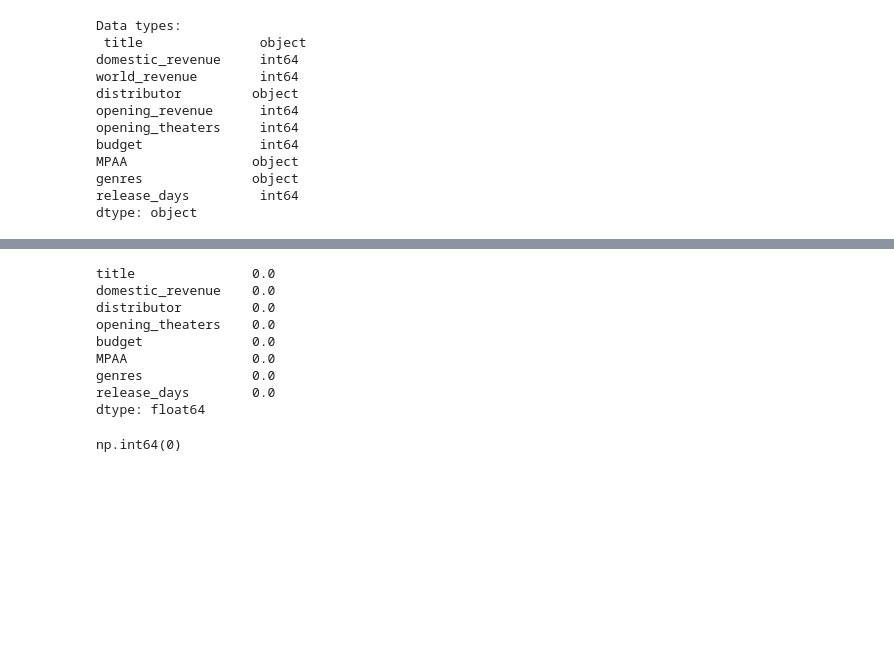
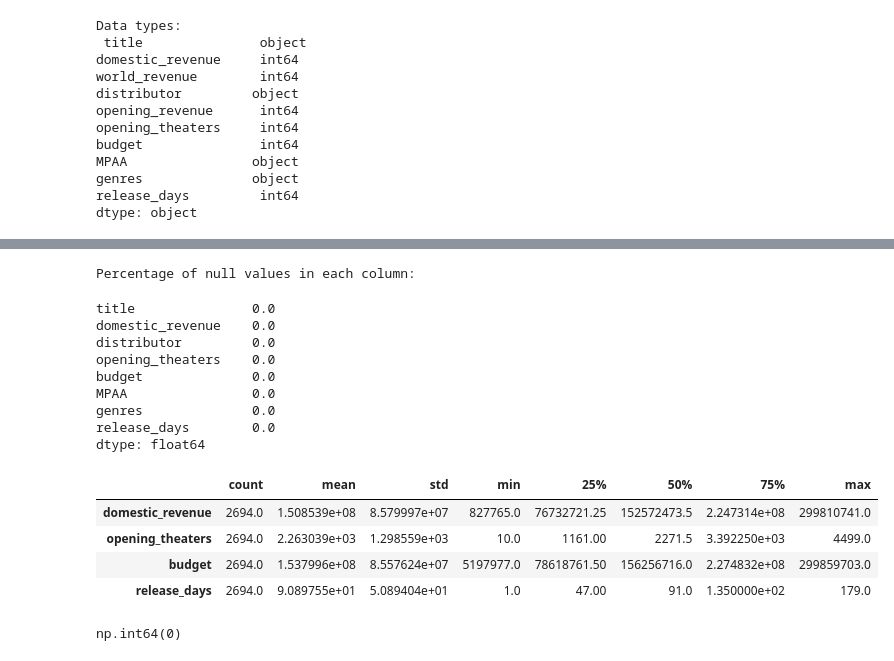
Before and after one commit to Shakiran-Nannyombi/Shakiran-Nannyombi-Recess, a Jupyter notebook: Machine_learning/class/LinearRegression.ipynb, the cells around one changed output, grey strips where cells are left out. Saved outputs shown, nothing was run; the diff lists cells and outputs as text; code cells hidden in the pictures; blank space fills up the shorter version.

```diff
--- a/Machine_learning/class/LinearRegression.ipynb
+++ b/Machine_learning/class/LinearRegression.ipynb
@@ -110,18 +116,29 @@ df.describe().T
 to_remove = ['world_revenue', 'opening_revenue']
 df.drop(to_remove, axis=1, inplace=True)
 # %%
-# Removing null values
+# Removing null values by calculating the percentage of null values in each column
+# dividing by shape means the number of rows
+print("Percentage of null values in each column:")
 df.isnull().mean()*100 / df.shape[0]
 # %% [output]
-title               0.0
-domestic_revenue    0.0
-distributor         0.0
-opening_theaters    0.0
-budget              0.0
-MPAA                0.0
-genres              0.0
-release_days        0.0
-dtype: float64
+Percentage of null values in each column:
+title               0.0
+domestic_revenue    0.0
+distributor         0.0
+opening_theaters    0.0
+budget              0.0
+MPAA                0.0
+genres              0.0
+release_days        0.0
+dtype: float64
+# %%
+df.describe().T
+# %% [output]
+|  | count | mean | std | min | 25% | 50% | 75% | max |
+| domestic_revenue | 2694.0 | 1.508539e+08 | 8.579997e+07 | 827765.0 | 76732721.25 | 152572473.5 | 2.247314e+08 | 299810741.0 |
+| opening_theaters | 2694.0 | 2.263039e+03 | 1.298559e+03 | 10.0 | 1161.00 | 2271.5 | 3.392250e+03 | 4499.0 |
+| budget | 2694.0 | 1.537996e+08 | 8.557624e+07 | 5197977.0 | 78618761.50 | 156256716.0 | 2.274832e+08 | 299859703.0 |
+| release_days | 2694.0 | 9.089755e+01 | 5.089404e+01 | 1.0 | 47.00 | 91.0 | 1.350000e+02 | 179.0 |
 # %%
 # Handling the null value columns
 df.drop('budget', axis=1, inplace=True)
```
Also changed, not shown: parts of 8 cells of this notebook, 13 other files.
